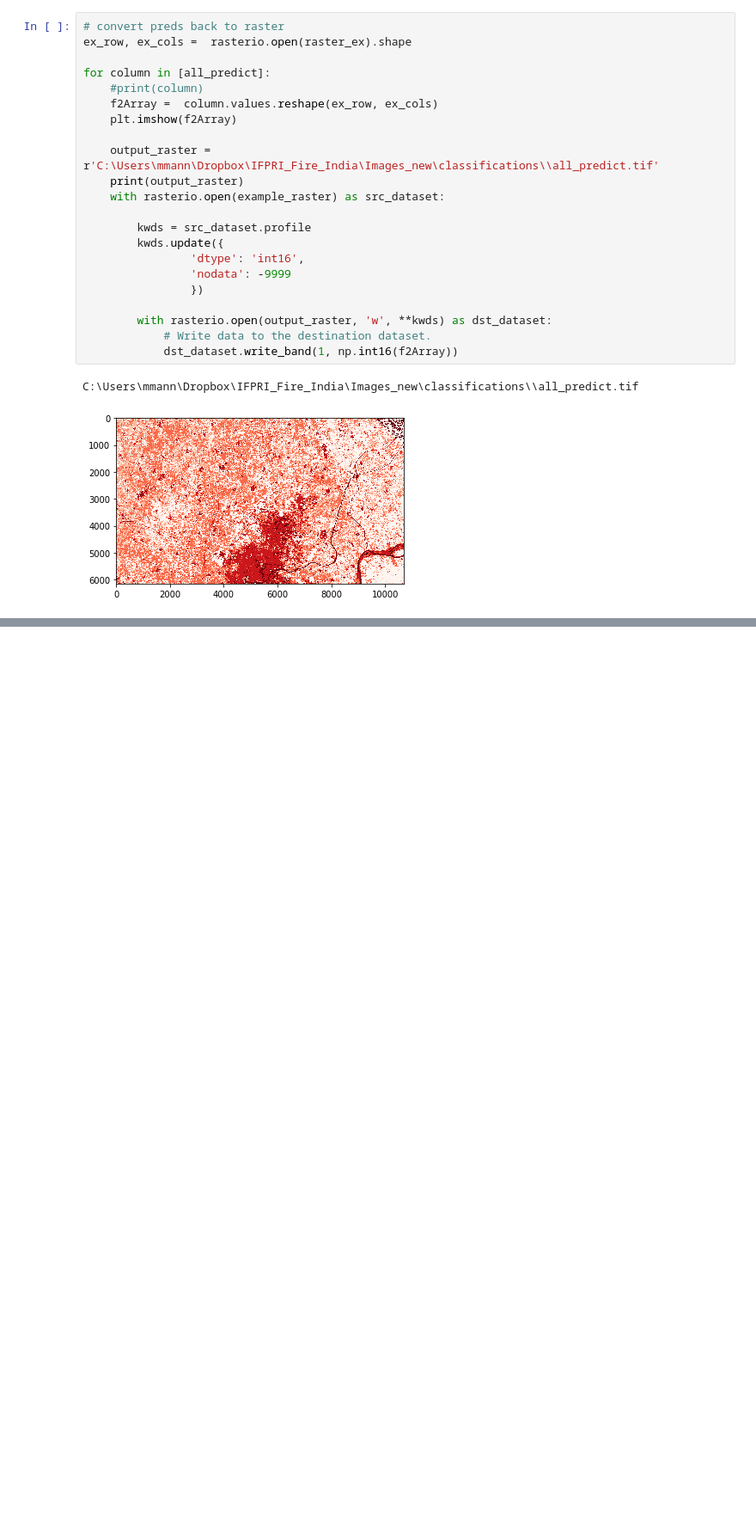
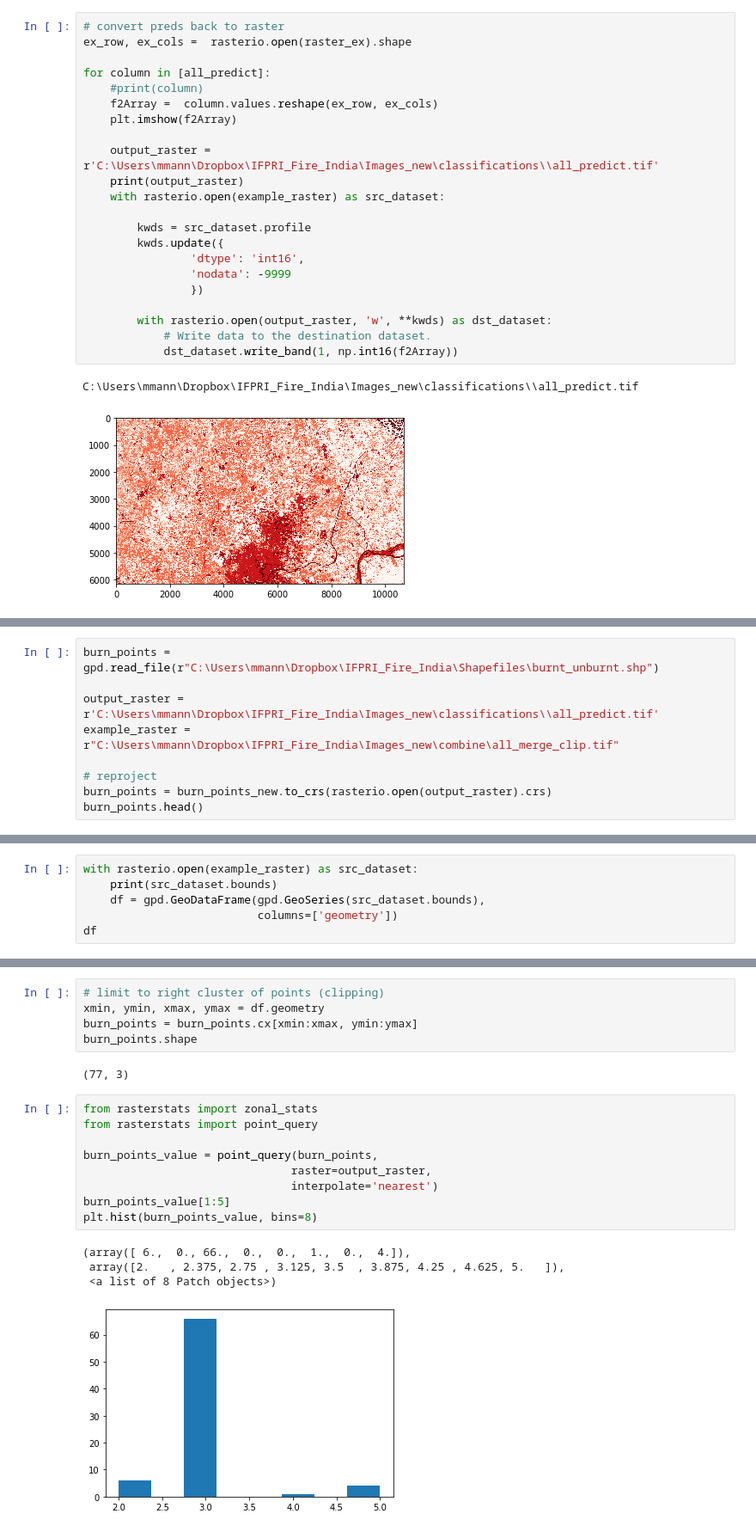
Before and after one commit to mmann1123/IFPRI_Fire_India, a Jupyter notebook: NewCode/Final_Workflow_v2.ipynb, the cells around one changed output, grey strips where cells are left out. Shown: that part at 86% size. Saved outputs shown, nothing was run; the diff lists cells and outputs as text; blank space fills up the shorter version.

Commit message:
added comparison to actual fire points

```diff
--- a/NewCode/Final_Workflow_v2.ipynb
+++ b/NewCode/Final_Workflow_v2.ipynb
@@ -850,0 +854,9 @@ C:\Users\mmann\Dropbox\IFPRI_Fire_India\Images_new\classifications\\all_predict.
+# %%
+burn_points = gpd.read_file(r"C:\Users\mmann\Dropbox\IFPRI_Fire_India\Shapefiles\burnt_unburnt.shp")
+
+output_raster = r'C:\Users\mmann\Dropbox\IFPRI_Fire_India\Images_new\classifications\\all_predict.tif'
+example_raster = r"C:\Users\mmann\Dropbox\IFPRI_Fire_India\Images_new\combine\all_merge_clip.tif"
+
+# reproject
+burn_points = burn_points_new.to_crs(rasterio.open(output_raster).crs)
+burn_points.head()
@@ -850,0 +870,6 @@ C:\Users\mmann\Dropbox\IFPRI_Fire_India\Images_new\classifications\\all_predict.
+# %%
+with rasterio.open(example_raster) as src_dataset:
+    print(src_dataset.bounds)
+    df = gpd.GeoDataFrame(gpd.GeoSeries(src_dataset.bounds),
+                          columns=['geometry'])
+df
@@ -850,0 +883,21 @@ C:\Users\mmann\Dropbox\IFPRI_Fire_India\Images_new\classifications\\all_predict.
+# %%
+# limit to right cluster of points (clipping)
+xmin, ymin, xmax, ymax = df.geometry
+burn_points = burn_points.cx[xmin:xmax, ymin:ymax]
+burn_points.shape
+# %% [output]
+(77, 3)
+# %%
+from rasterstats import zonal_stats
+from rasterstats import point_query
+
+burn_points_value = point_query(burn_points,
+                               raster=output_raster,
+                               interpolate='nearest')
+burn_points_value[1:5]
+plt.hist(burn_points_value, bins=8)
+# %% [output]
+(array([ 6.,  0., 66.,  0.,  0.,  1.,  0.,  4.]),
+ array([2.   , 2.375, 2.75 , 3.125, 3.5  , 3.875, 4.25 , 4.625, 5.   ]),
+ <a list of 8 Patch objects>)
+[figure, added]
```
Also changed, not shown: parts of 7 cells of this notebook.
